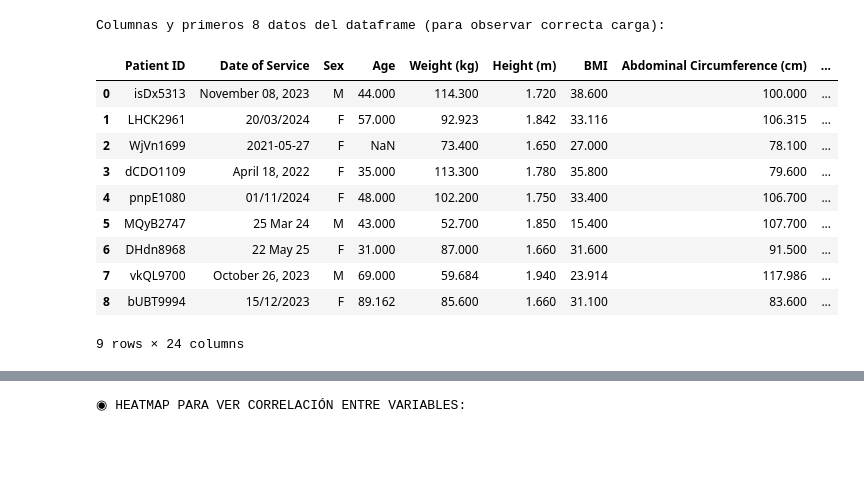
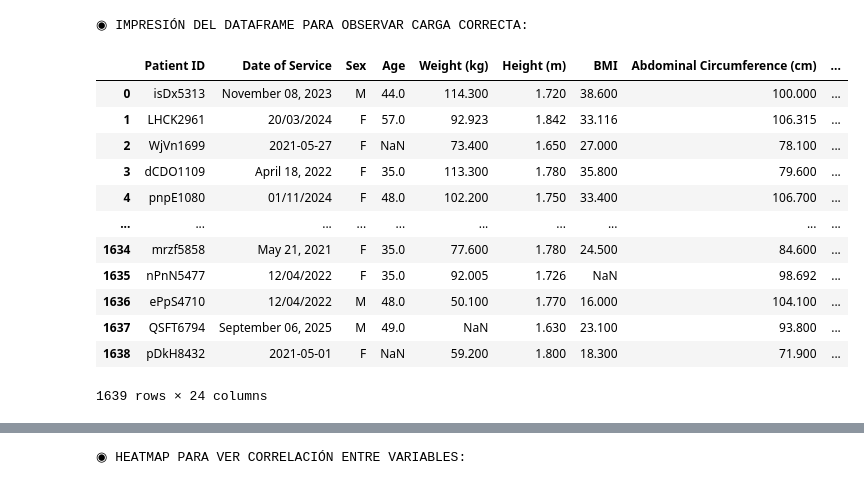
Before and after one commit to lfelipesales/Laboratorios-AprendizajeDeMaquina, a Jupyter notebook: LAB1/Laboratorio1.ipynb, the cells around one changed output, grey strips where cells are left out. Saved outputs shown, nothing was run; the diff lists cells and outputs as text; code cells hidden in the pictures; blank space fills up the shorter version.

Commit message:
Modelo 1 - Terminado y Funcional

```diff
--- a/LAB1/Laboratorio1.ipynb
+++ b/LAB1/Laboratorio1.ipynb
@@ -15,97 +13,60 @@ En esta sección se cargan los conjuntos de datos de entrenamiento, para compren
 Con esto verificamos la estructura del dataset, las dimensiones, los tipos de variables y los datos en general antes de que empecemos a explorar y corregir.
 # %%
 import pandas as pd
-
 import numpy as np
-
 import matplotlib.pyplot as plt
-
 import seaborn as sns
 
-
-
 from sklearn.model_selection import train_test_split
-
 from sklearn.pipeline import Pipeline
-
 from sklearn.compose import ColumnTransformer
-
 from sklearn.preprocessing import (
-
     StandardScaler,
-
     MinMaxScaler,
-
     OneHotEncoder,
-
     OrdinalEncoder,
-
     FunctionTransformer,
-
 )
-
 from sklearn.impute import SimpleImputer
-
 from sklearn.linear_model import LinearRegression
-
 from sklearn.metrics import mean_squared_error, r2_score, mean_absolute_error
 
 from statsmodels.formula.api import ols
-
-
-
-from statsmodels.stats.diagnostic import linear_rainbow
-
-from scipy.stats import ttest_1samp
-
+from statsmodels.stats.diagnostic import linear_rainbow, het_breuschpagan
 from statsmodels.stats.stattools import durbin_watson
-
+from statsmodels.stats.outliers_influence import variance_inflation_factor
 import statsmodels.api as sm
 
-from statsmodels.stats.diagnostic import het_breuschpagan
-
+from scipy.stats import ttest_1samp, shapiro
 import scipy.stats as stats
-
-from statsmodels.stats.outliers_influence import variance_inflation_factor
-
-from scipy.stats import shapiro
-
-
-
-
-
-"""
 
 from importlib.metadata import version
 
-print(f"Versión de Pandas: {version('pandas')}")
-
+""" print(f"Versión de Pandas: {version('pandas')}")
 print(f"Versión de Matplotlib: {version('matplotlib')}")
-
 print(f"Versión de Scikit-learn: {version('scikit-learn')}")
-
 print(f"Versión de Seaborn: {version('seaborn')}") """
 
 
+df_real = pd.read_csv("./data/Datos Lab 1.csv")
+df = df_real.copy()   # Para el modelo 1
+df2 = df_real.copy()  # Para el modelo 2
 
-df_real = pd.read_csv("./data/Datos Lab 1.csv")
-
-df = df_real.copy() #Modelo 1
-
-print("Columnas y primeros 8 datos del dataframe (para observar correcta carga):\n")
-
-df.head(9)
+print("\n◉ IMPRESIÓN DEL DATAFRAME PARA OBSERVAR CARGA CORRECTA:\n")
+df
 # %% [output]
-Columnas y primeros 8 datos del dataframe (para observar correcta carga):
+◉ IMPRESIÓN DEL DATAFRAME PARA OBSERVAR CARGA CORRECTA:
 |  | Patient ID | Date of Service | Sex | Age | Weight (kg) | Height (m) | BMI | Abdominal Circumference (cm) | ... |
-| 0 | isDx5313 | November 08, 2023 | M | 44.000 | 114.300 | 1.720 | 38.600 | 100.000 | ... |
-| 1 | LHCK2961 | 20/03/2024 | F | 57.000 | 92.923 | 1.842 | 33.116 | 106.315 | ... |
+| 0 | isDx5313 | November 08, 2023 | M | 44.0 | 114.300 | 1.720 | 38.600 | 100.000 | ... |
+| 1 | LHCK2961 | 20/03/2024 | F | 57.0 | 92.923 | 1.842 | 33.116 | 106.315 | ... |
 | 2 | WjVn1699 | 2021-05-27 | F | NaN | 73.400 | 1.650 | 27.000 | 78.100 | ... |
-| 3 | dCDO1109 | April 18, 2022 | F | 35.000 | 113.300 | 1.780 | 35.800 | 79.600 | ... |
-| 4 | pnpE1080 | 01/11/2024 | F | 48.000 | 102.200 | 1.750 | 33.400 | 106.700 | ... |
-| 5 | MQyB2747 | 25 Mar 24 | M | 43.000 | 52.700 | 1.850 | 15.400 | 107.700 | ... |
-| 6 | DHdn8968 | 22 May 25 | F | 31.000 | 87.000 | 1.660 | 31.600 | 91.500 | ... |
-| 7 | vkQL9700 | October 26, 2023 | M | 69.000 | 59.684 | 1.940 | 23.914 | 117.986 | ... |
-| 8 | bUBT9994 | 15/12/2023 | F | 89.162 | 85.600 | 1.660 | 31.100 | 83.600 | ... |
+| 3 | dCDO1109 | April 18, 2022 | F | 35.0 | 113.300 | 1.780 | 35.800 | 79.600 | ... |
+| 4 | pnpE1080 | 01/11/2024 | F | 48.0 | 102.200 | 1.750 | 33.400 | 106.700 | ... |
+| ... | ... | ... | ... | ... | ... | ... | ... | ... | ... |
+| 1634 | mrzf5858 | May 21, 2021 | F | 35.0 | 77.600 | 1.780 | 24.500 | 84.600 | ... |
+| 1635 | nPnN5477 | 12/04/2022 | F | 35.0 | 92.005 | 1.726 | NaN | 98.692 | ... |
+| 1636 | ePpS4710 | 12/04/2022 | M | 48.0 | 50.100 | 1.770 | 16.000 | 104.100 | ... |
+| 1637 | QSFT6794 | September 06, 2025 | M | 49.0 | NaN | 1.630 | 23.100 | 93.800 | ... |
+| 1638 | pDkH8432 | 2021-05-01 | F | NaN | 59.200 | 1.800 | 18.300 | 71.900 | ... |
-9 rows × 24 columns
+1639 rows × 24 columns
 # %% [markdown]
```
Also changed, not shown: parts of 77 cells of this notebook.
